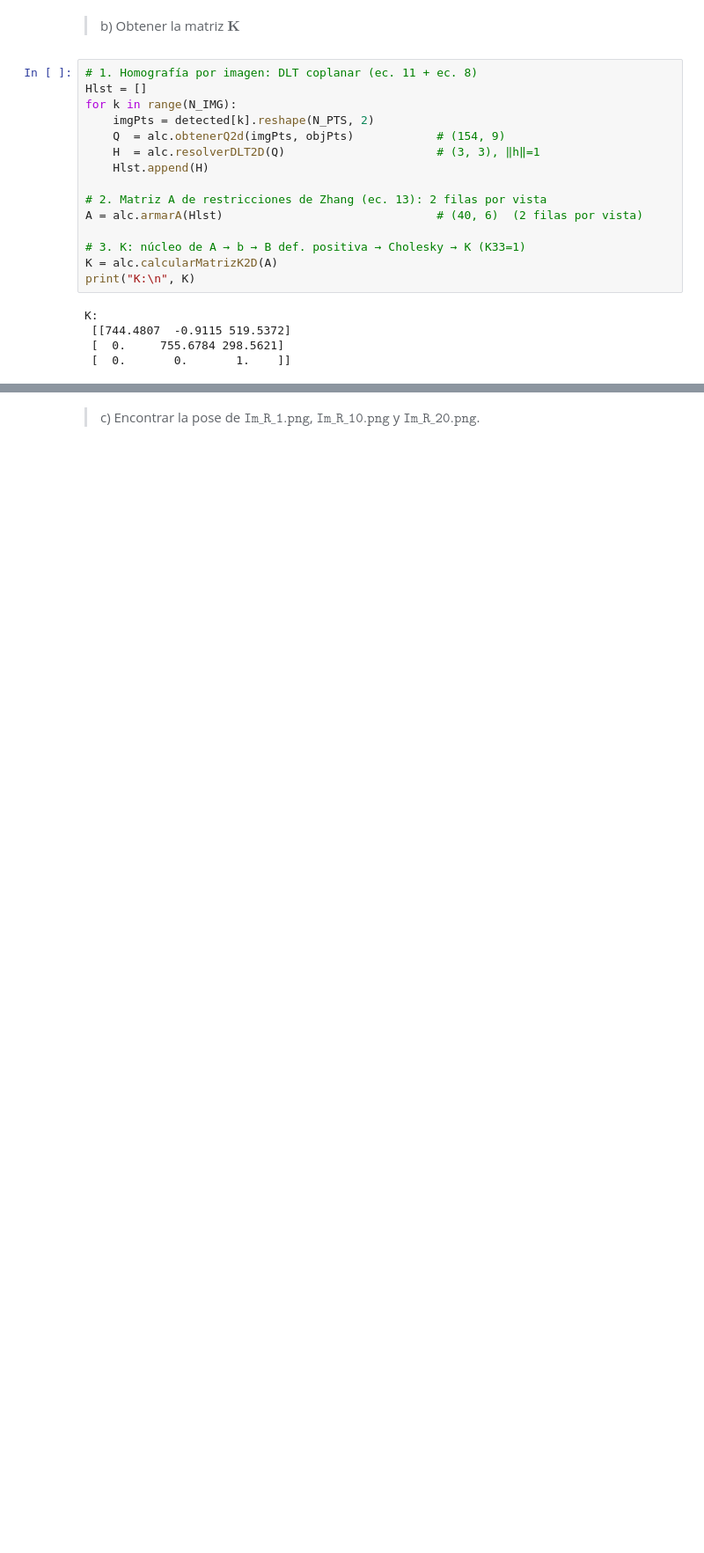
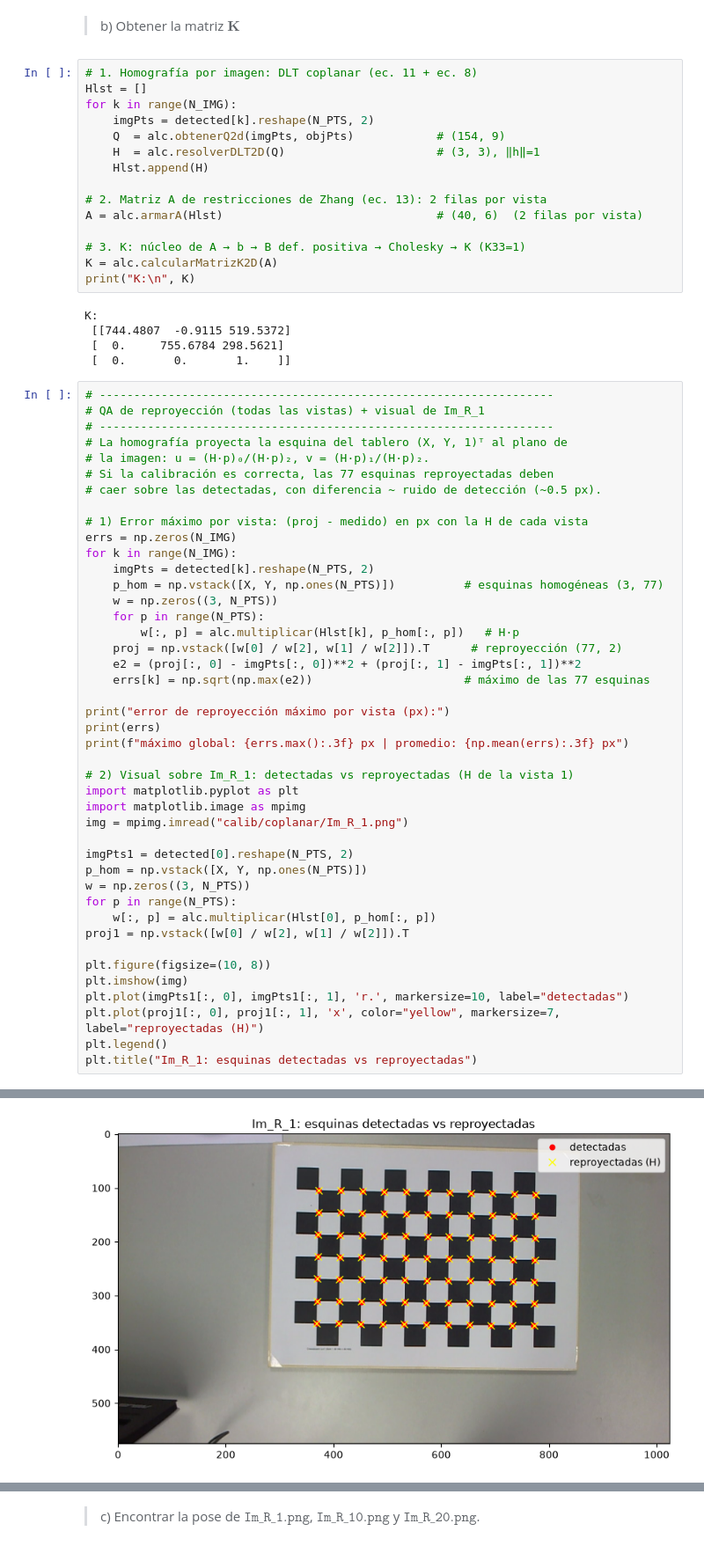
Before and after one commit to benjaminCh13/alc_tp, a Jupyter notebook: grupo_XX_TP.ipynb, the cells around one changed output, grey strips where cells are left out. Shown at 88% size. Saved outputs shown, nothing was run; the diff lists cells and outputs as text; blank space fills up the shorter version.

```diff
--- a/grupo_XX_TP.ipynb
+++ b/grupo_XX_TP.ipynb
@@ -224,3 +224,47 @@ K:
  [[744.4807  -0.9115 519.5372]
  [  0.     755.6784 298.5621]
  [  0.       0.       1.    ]]
+# %%
+# ------------------------------------------------------------------
+# QA de reproyección (todas las vistas) + visual de Im_R_1
+# ------------------------------------------------------------------
+# La homografía proyecta la esquina del tablero (X, Y, 1)ᵀ al plano de
+# la imagen: u = (H·p)₀/(H·p)₂, v = (H·p)₁/(H·p)₂.
+# Si la calibración es correcta, las 77 esquinas reproyectadas deben
+# caer sobre las detectadas, con diferencia ~ ruido de detección (~0.5 px).
+
+# 1) Error máximo por vista: (proj - medido) en px con la H de cada vista
+errs = np.zeros(N_IMG)
+for k in range(N_IMG):
+    imgPts = detected[k].reshape(N_PTS, 2)
+    p_hom = np.vstack([X, Y, np.ones(N_PTS)])          # esquinas homogéneas (3, 77)
+    w = np.zeros((3, N_PTS))
+    for p in range(N_PTS):
+        w[:, p] = alc.multiplicar(Hlst[k], p_hom[:, p])   # H·p
+    proj = np.vstack([w[0] / w[2], w[1] / w[2]]).T      # reproyección (77, 2)
+    e2 = (proj[:, 0] - imgPts[:, 0])**2 + (proj[:, 1] - imgPts[:, 1])**2
+    errs[k] = np.sqrt(np.max(e2))                      # máximo de las 77 esquinas
+
+print("error de reproyección máximo por vista (px):")
+print(errs)
+print(f"máximo global: {errs.max():.3f} px | promedio: {np.mean(errs):.3f} px")
+
+# 2) Visual sobre Im_R_1: detectadas vs reproyectadas (H de la vista 1)
+import matplotlib.pyplot as plt
+import matplotlib.image as mpimg
+img = mpimg.imread("calib/coplanar/Im_R_1.png")
+
+imgPts1 = detected[0].reshape(N_PTS, 2)
+p_hom = np.vstack([X, Y, np.ones(N_PTS)])
+w = np.zeros((3, N_PTS))
+for p in range(N_PTS):
+    w[:, p] = alc.multiplicar(Hlst[0], p_hom[:, p])
+proj1 = np.vstack([w[0] / w[2], w[1] / w[2]]).T
+
+plt.figure(figsize=(10, 8))
+plt.imshow(img)
+plt.plot(imgPts1[:, 0], imgPts1[:, 1], 'r.', markersize=10, label="detectadas")
+plt.plot(proj1[:, 0], proj1[:, 1], 'x', color="yellow", markersize=7, label="reproyectadas (H)")
+plt.legend()
+plt.title("Im_R_1: esquinas detectadas vs reproyectadas")
+# %% [output]
@@ -226,0 +276 @@ K:
+[figure, added]
```
Also changed, not shown: parts of 6 cells of this notebook.
